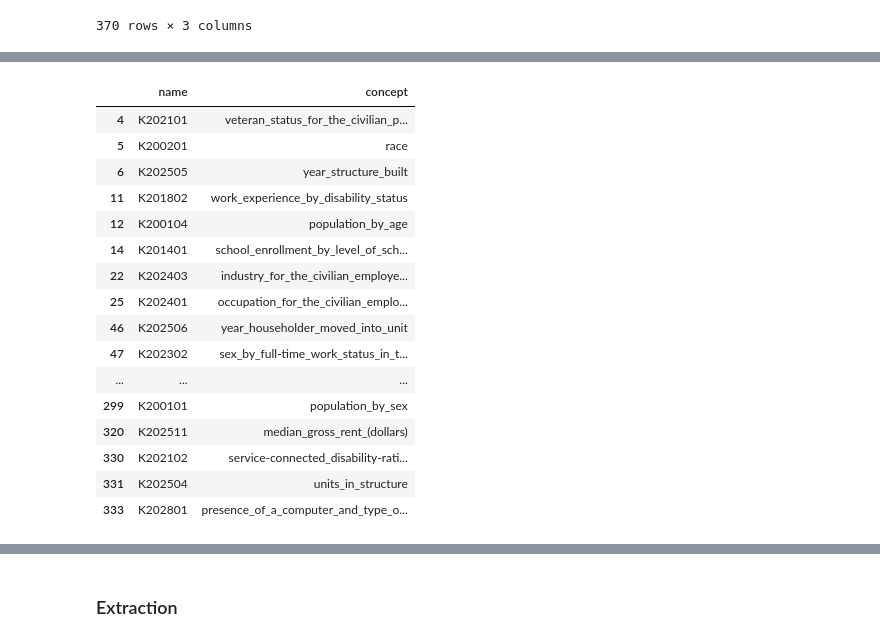
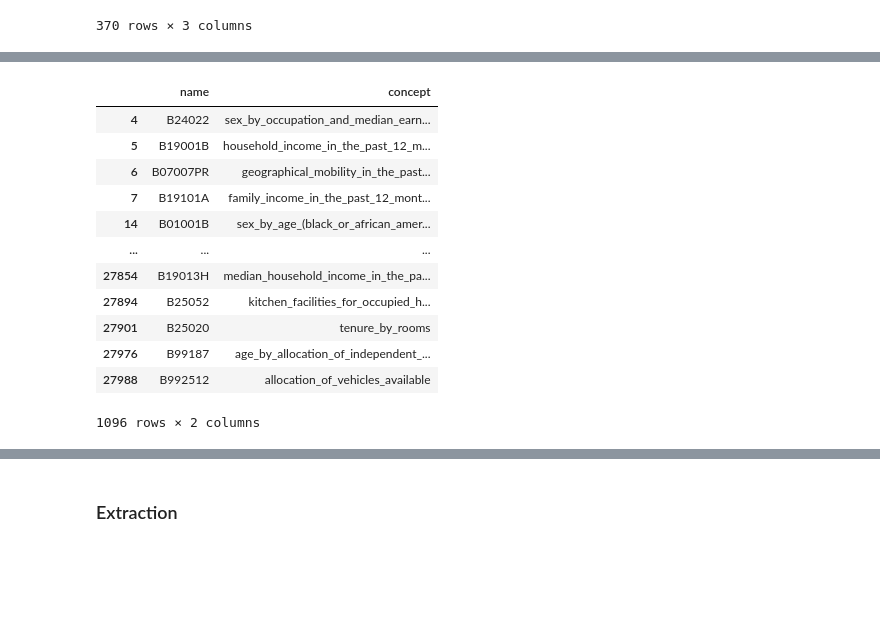
Before and after one commit to hector-torres/DemographicResearch, a Jupyter notebook: ETL_notebooks/census_bureau__acs__ETL.ipynb, the cells around one changed output, grey strips where cells are left out. Cells and saved outputs as stored; diff of their text form; code cells hidden in the pictures; blank space fills up the shorter version.

Commit message:
generalized `tables_df` and `crosswalk_df` to extract (create URLs) and transform (name tables) for both ACS 1yr and 5yr data

```diff
--- a/ETL_notebooks/census_bureau__acs__ETL.ipynb
+++ b/ETL_notebooks/census_bureau__acs__ETL.ipynb
@@ -45,11 +45,10 @@ from requests import ReadTimeout
 # if initial run (if True, initializes databases, etc.)
 initializing = True
 # reference county or counties, as FIPS state + county code
-county_or_counties = ['48029']
+state_fips = ['48']
+county_fips = ['029']
 # specify the data source by year
 year = '2022'
-# specifies the survey type: types can be `acsse` or `acs5`
-survey = 'acsse'
 # if debug is true, data extract limited to one table and database writes are disabled
 debug = True
 # %% [markdown]
@@ -66 +74,9 @@ import sqlalchemy
+# %%
+# lists surveys to iterate through for survey-dependent calls
+surveys = ['acsse', 'acs5']
+# %%
+# creates dictionaries to contain data for ACS 1yr and ACS 5yr data
+acs_1yr_data_dict = {}
+acs_5yr_data_dict = {}
+acs_data_dict = {}
 # %%
@@ -105,11 +158,16 @@ crosswalk_df.head()
 | 369 | K201701_008E | Estimate!!Total:!!Income in the p... | Poverty Status in the Past 12 Mon... |
 370 rows × 3 columns
 # %%
-# edits crosswalk DataFrame by deleting unnecessary columns, adding header, converting to local .csv
+# convert first row into column headers, then deletes the row
+for survey in surveys:
+    crosswalk_df = acs_data_dict[f'{survey}_crosswalk']
+    crosswalk_df.columns = crosswalk_df.iloc[0]
+    crosswalk_df = crosswalk_df[1:]
 
-# convert first row into column headers, then deletes the row
-crosswalk_df.columns = crosswalk_df.iloc[0]
-crosswalk_df = crosswalk_df[1:]
-crosswalk_df.head()
+    # removes rows not used to for naming columns locally
+    crosswalk_df = crosswalk_df[crosswalk_df['name'].str.startswith('K') | crosswalk_df['name'].str.startswith('B')]
+
+    acs_data_dict[f'{survey}_crosswalk_df'] = crosswalk_df
+acs_data_dict['acsse_crosswalk_df']
 # %% [output]
 |  | name | label | concept |
@@ -147,26 +186,26 @@ crosswalk_df.head()
 # %%
 # transforms crosswalk_df by truncating `name` column to its table 'group' name (and deleting anything that's not a table name) and normalizing text in `concept` field to lowercase/no spaces format
-tables_df = crosswalk_df.copy()
-tables_df['name'] = crosswalk_df['name'].str.split('_').str[0]
-tables_df = tables_df.drop_duplicates(subset='name')
-tables_df = tables_df.drop(columns='label')
-tables_df['concept'] = tables_df['concept'].str.replace(' ', '_').str.lower()
-tables_df.head()
+for survey in surveys:
+    tables_df = acs_data_dict[f'{survey}_crosswalk_df'].copy()
+    # tables_df['name'] = crosswalk_df['name'].str.split('_').str[0]
+    tables_df['name'] = acs_data_dict[f'{survey}_crosswalk_df']['name'].str.split('_').str[0]
+    tables_df = tables_df.drop_duplicates(subset='name')
+    tables_df = tables_df.drop(columns='label')
+    tables_df['concept'] = tables_df['concept'].str.replace(' ', '_').str.lower()
+    acs_data_dict[f'{survey}_tables_df'] = tables_df
+
+acs_data_dict['acs5_tables_df']
 # %% [output]
 |  | name | concept |
-| 4 | K202101 | veteran_status_for_the_civilian_p... |
-| 5 | K200201 | race |
-| 6 | K202505 | year_structure_built |
-| 11 | K201802 | work_experience_by_disability_status |
-| 12 | K200104 | population_by_age |
-| 14 | K201401 | school_enrollment_by_level_of_sch... |
-| 22 | K202403 | industry_for_the_civilian_employe... |
-| 25 | K202401 | occupation_for_the_civilian_emplo... |
-| 46 | K202506 | year_householder_moved_into_unit |
-| 47 | K202302 | sex_by_full-time_work_status_in_t... |
+| 4 | B24022 | sex_by_occupation_and_median_earn... |
+| 5 | B19001B | household_income_in_the_past_12_m... |
+| 6 | B07007PR | geographical_mobility_in_the_past... |
+| 7 | B19101A | family_income_in_the_past_12_mont... |
+| 14 | B01001B | sex_by_age_(black_or_african_amer... |
 | ... | ... | ... |
-| 299 | K200101 | population_by_sex |
-| 320 | K202511 | median_gross_rent_(dollars) |
-| 330 | K202102 | service-connected_disability-rati... |
-| 331 | K202504 | units_in_structure |
-| 333 | K202801 | presence_of_a_computer_and_type_o... |
+| 27854 | B19013H | median_household_income_in_the_pa... |
+| 27894 | B25052 | kitchen_facilities_for_occupied_h... |
+| 27901 | B25020 | tenure_by_rooms |
+| 27976 | B99187 | age_by_allocation_of_independent_... |
+| 27988 | B992512 | allocation_of_vehicles_available |
+1096 rows × 2 columns
```
Also changed, not shown: parts of 10 cells of this notebook.
